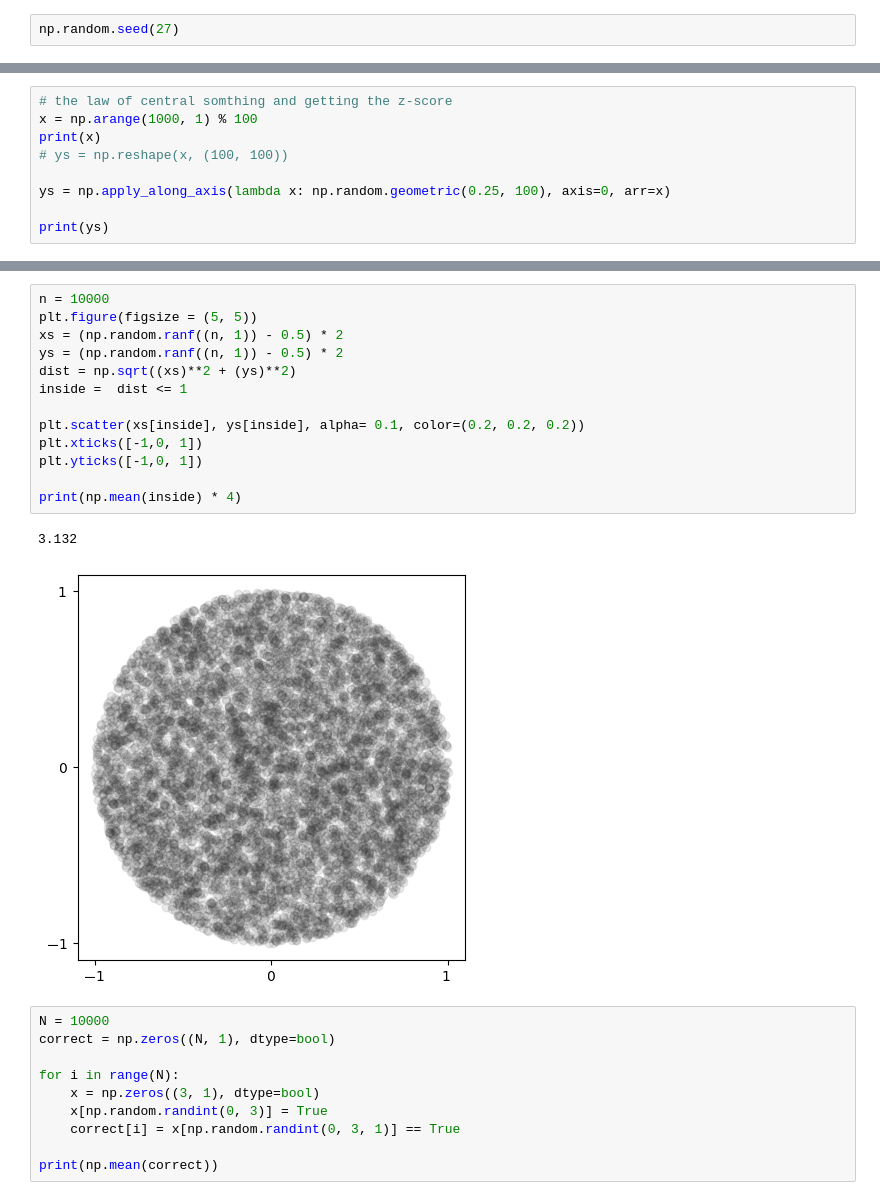
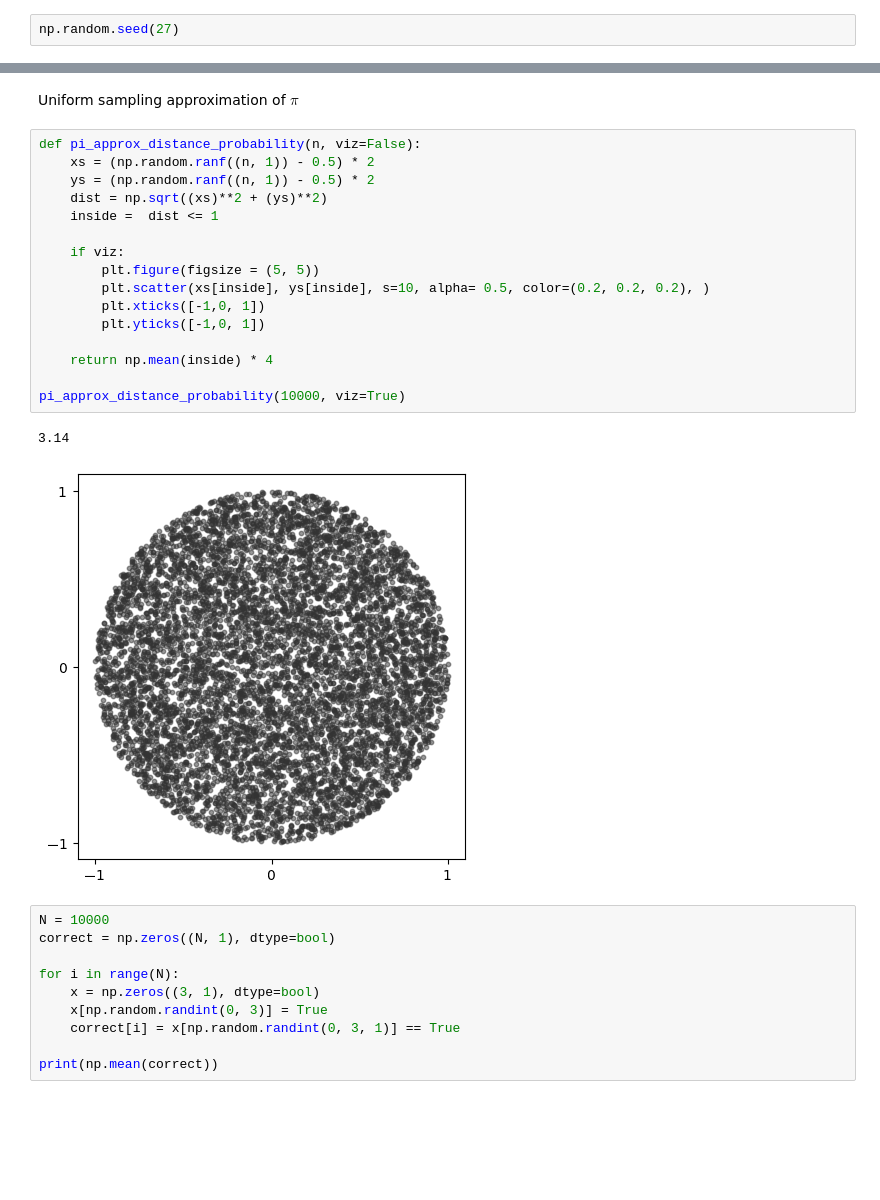
Before and after one commit to AustinMaddison/discrete-simulation, a Jupyter notebook: src/wk2/l3.ipynb, the cells around one changed output, grey strips where cells are left out. Drawn from its saved outputs; the diff is of its cells as text; blank space fills up the shorter version.

```diff
--- a/src/wk2/l3.ipynb
+++ b/src/wk2/l3.ipynb
@@ -26,9 +11,0 @@ Y = np.random.geometric( 1/(b-a + 1), N)
-# %%
-# the law of central somthing and getting the z-score
-x = np.arange(1000, 1) % 100
-print(x)
-# ys = np.reshape(x, (100, 100))
-
-ys = np.apply_along_axis(lambda x: np.random.geometric(0.25, 100), axis=0, arr=x)
-
-print(ys)
@@ -73,19 +41,24 @@ calc_way(1, 5)
+# %% [markdown]
+Uniform sampling approximation of $\pi$
 # %%
-n = 10000
-plt.figure(figsize = (5, 5))
-xs = (np.random.ranf((n, 1)) - 0.5) * 2
-ys = (np.random.ranf((n, 1)) - 0.5) * 2
-dist = np.sqrt((xs)**2 + (ys)**2)
-inside =  dist <= 1
+def pi_approx_distance_probability(n, viz=False):
+    xs = (np.random.ranf((n, 1)) - 0.5) * 2
+    ys = (np.random.ranf((n, 1)) - 0.5) * 2
+    dist = np.sqrt((xs)**2 + (ys)**2)
+    inside =  dist <= 1
 
-plt.scatter(xs[inside], ys[inside], alpha= 0.1, color=(0.2, 0.2, 0.2))
-plt.xticks([-1,0, 1])
-plt.yticks([-1,0, 1])
+    if viz:
+        plt.figure(figsize = (5, 5))
+        plt.scatter(xs[inside], ys[inside], s=10, alpha= 0.5, color=(0.2, 0.2, 0.2), )
+        plt.xticks([-1,0, 1])
+        plt.yticks([-1,0, 1])
 
-print(np.mean(inside) * 4)
+    return np.mean(inside) * 4
+
+pi_approx_distance_probability(10000, viz=True)
 # %% [output]
-3.132
+3.14
-[figure, old version]
+[figure, new version]
 # %%
 N = 10000
 correct = np.zeros((N, 1), dtype=bool)
```
Also changed, not shown: parts of 11 cells of this notebook.
